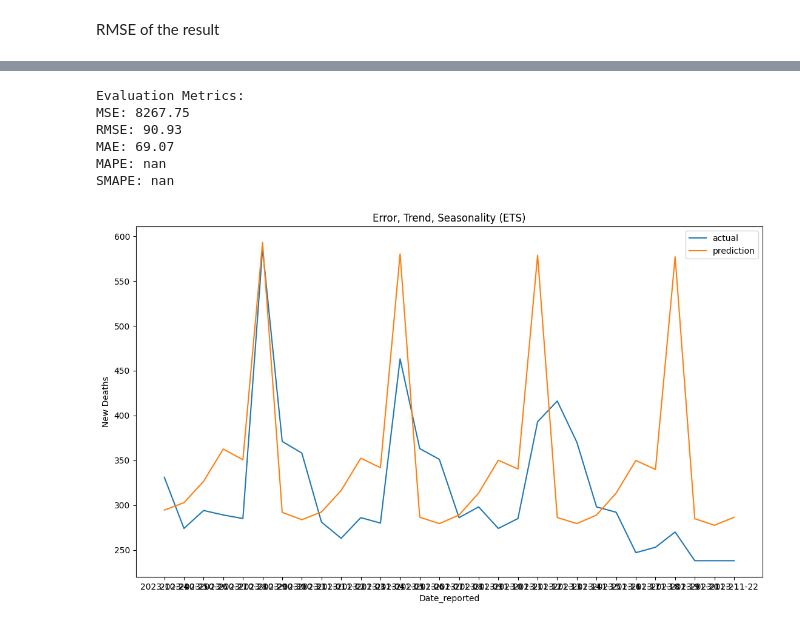
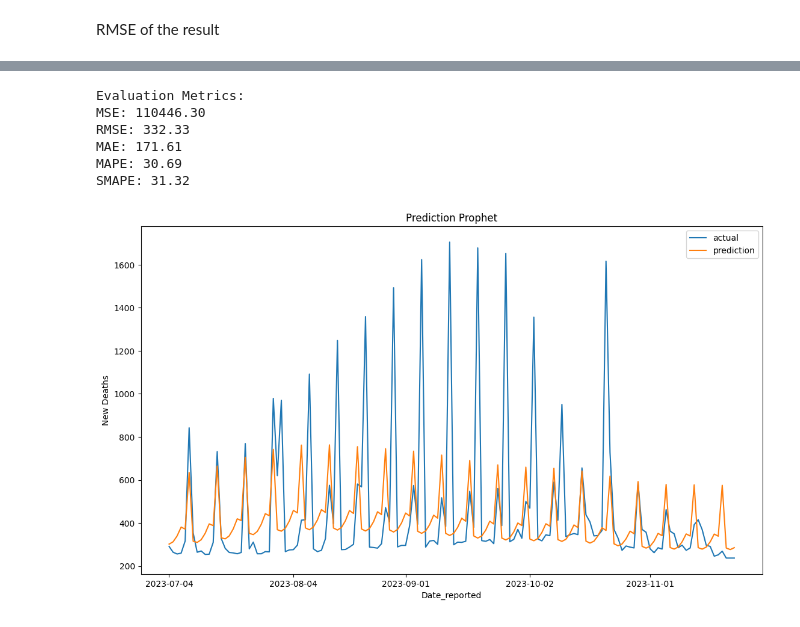
Before and after one commit to samuell07/timeseries-forecasting, a Jupyter notebook: covid_deaths/models/covid-deaths-prophet.ipynb, the cells around one changed output, grey strips where cells are left out. Saved outputs shown, nothing was run; the diff lists cells and outputs as text; code cells hidden in the pictures.

```diff
--- a/covid_deaths/models/covid-deaths-prophet.ipynb
+++ b/covid_deaths/models/covid-deaths-prophet.ipynb
@@ -16,14 +18,12 @@ file_path = "../data/parsed_dataset.csv"
 date_column = "Date_reported"
 target_column = "New_deaths"
 df = pd.read_csv(file_path, parse_dates=True)
-df = df[df[target_column] >= 0]
 df = df[[date_column, target_column]]
 
 df.set_index(date_column, inplace=True)
 df = df.groupby(date_column).sum().reset_index()
 
 df = df.dropna()
-df[target_column] = df[target_column] + 1
 df.rename(columns={date_column: 'ds', target_column: 'y'}, inplace=True)
 df['floor'] = 0
-df['y'].min()
+dates = df['ds'].values
@@ -37,3 +32,8 @@ test = df.iloc[-30:]
+# %%
+data_length = len(df)
+train_split = 0.9
+train = df.iloc[:int(data_length*train_split)]
+test = df.iloc[int(data_length*train_split):]
 # %% [markdown]
 Parameter tuning for order
 # %%
@@ -406,24 +403,30 @@ Seasonality has period of 365.25 days which is larger than initial window. Consi
 # %%
 pred = auto_model_log.predict(test)
 pred = y_pred_original_scale = np.exp(pred['yhat'])
-# %%
-print_evaluation_metrics(pred, test['y'])
-# %% [output]
-Evaluation Metrics:
-MSE: 8267.75
-RMSE: 90.93
-MAE: 69.07
-MAPE: nan
-SMAPE: nan
+# %%
+non_zero = []
+for i in pred:
+    if i == 0:
+        non_zero.append(i+sys.float_info.min)
+    else:
+        non_zero.append(i)
+print_evaluation_metrics(non_zero, test['y'])
+# %% [output]
+Evaluation Metrics:
+MSE: 110446.30
+RMSE: 332.33
+MAE: 171.61
+MAPE: 30.69
+SMAPE: 31.32
 # %%
-import matplotlib.pyplot as plt
 fig, ax = plt.subplots(1, 1, figsize=(1280 / 96, 720 / 96))
 ax.plot(test['ds'], test['y'].values, label="actual")
 ax.plot(test['ds'], pred, label="prediction")
-ax.set_title("Error, Trend, Seasonality (ETS)")
+ax.set_title("Prediction Prophet")
 ax.set_ylabel("New Deaths")
 ax.set_xlabel(date_column)
 ax.legend()
+ax.xaxis.set_major_locator(mdates.AutoDateLocator())
 plt.show()
 # %% [output]
-[figure, old version]
+[figure, new version]
```
Also changed, not shown: parts of 16 cells of this notebook, 7 other files.
